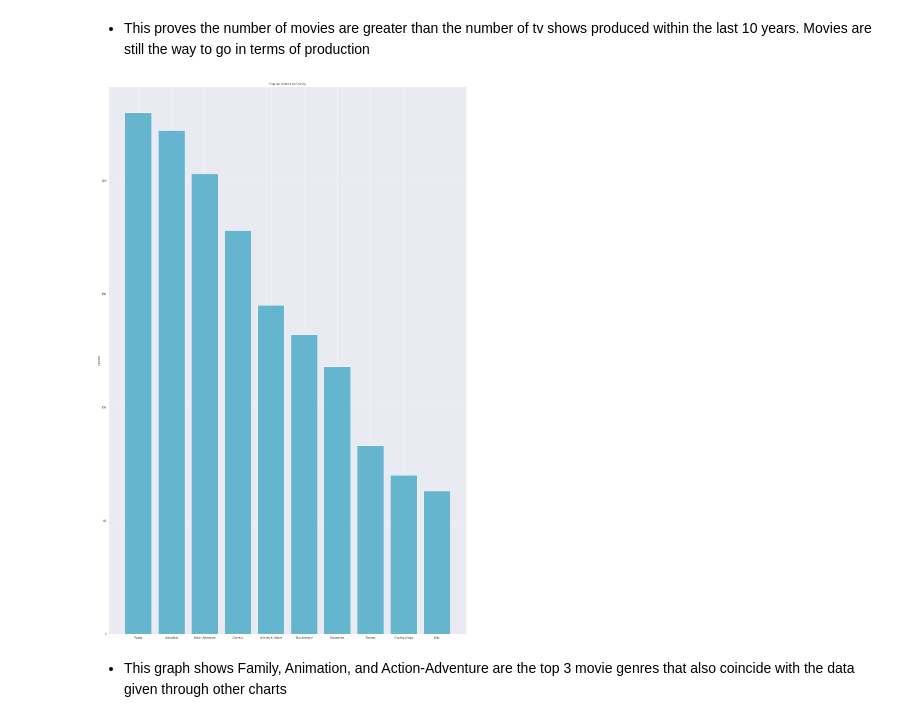
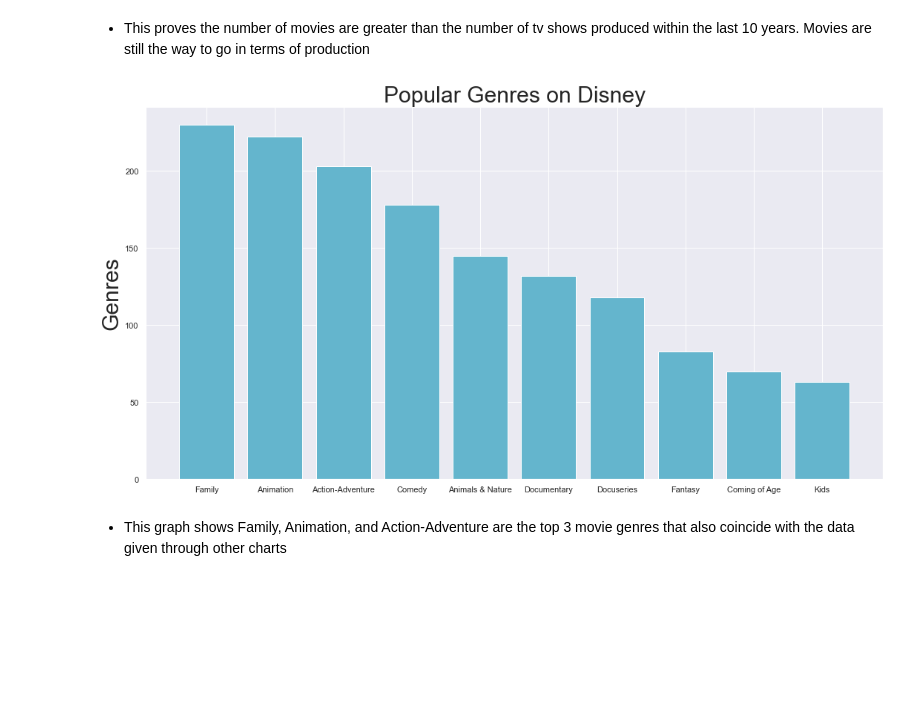
Before and after one commit to tkhendrix22/Microsoft-Movies-Inc., a Jupyter notebook: Microsoft_Movies_Notebook.ipynb, the cells around one changed output. Drawn from its saved outputs; the diff is of its cells as text; code cells hidden in the pictures; blank space fills up the shorter version.

```diff
--- a/Microsoft_Movies_Notebook.ipynb
+++ b/Microsoft_Movies_Notebook.ipynb
@@ -705,16 +710,16 @@ plt.show()
 # %% [markdown]
 - This proves the number of movies are greater than the number of tv shows produced within the last 10 years. Movies are still the way to go in terms of production
 # %%
-fig, ax = plt.subplots(figsize=(20,30))
+fig, ax = plt.subplots(figsize=(15,8))
 
 # sets up bar plot
 ax.bar(value, count, color = 'c')
-ax.set_ylabel('Genres')
-ax.set_title('Popular Genres on Disney')
+ax.set_ylabel('Genres', fontsize = 30)
+ax.set_title('Popular Genres on Disney', fontsize = 30)
 plt.tight_layout()
 plt.show()
 # %% [output]
-[figure, old version]
+[figure, new version]
 # %% [markdown]
 - This graph shows Family, Animation, and Action-Adventure are the top 3 movie genres that also coincide with the data given through other charts
 # %% [markdown]
```
Also changed, not shown: parts of 15 cells of this notebook.
